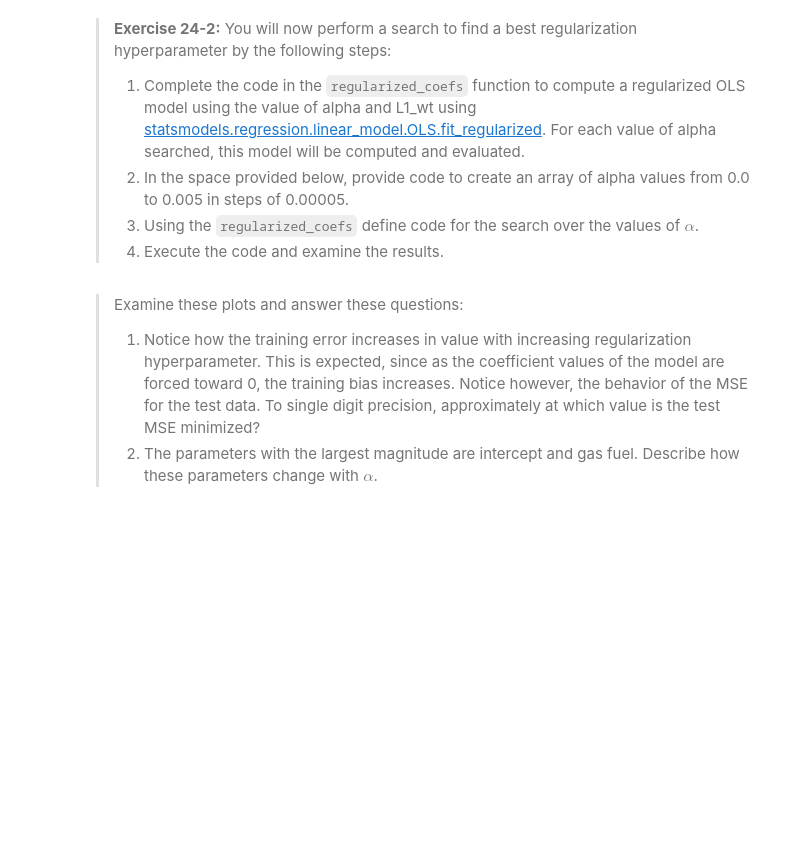
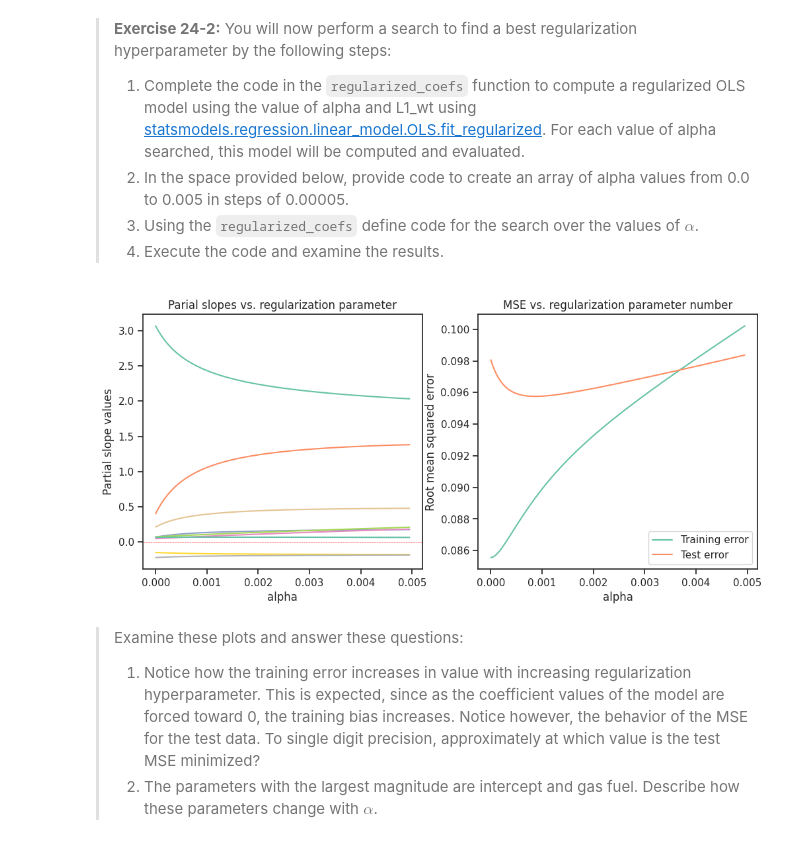
Before and after one commit to lscarval/CSCI-E-83-Fundamentals, a Jupyter notebook: Notebooks/24_Chapter24_Regularization.ipynb, the cells around one changed output. Drawn from its saved outputs; the diff is of its cells as text; code cells hidden in the pictures; blank space fills up the shorter version.

```diff
--- a/Notebooks/24_Chapter24_Regularization.ipynb
+++ b/Notebooks/24_Chapter24_Regularization.ipynb
@@ -578,53 +599,65 @@ An alternative is to randomly sample the space of hyperparameter values. This la
 > 4. Execute the code and examine the results.
 # %%
 def regularized_coefs(df_train, df_test, alphas, L1_wt=0.0, n_coefs=8,
-                      formula = formula, label='city_mpg'):
-    '''Function that computes a linear model for each value of the regualarization
+                      formula=formula, label='city_mpg'):
+    '''Function that computes a linear model for each value of the regularization
     parameter alpha and returns an array of the coefficient values. The L1_wt
-    determines the trade-off between L1 and L2 regualarization'''
-    coefs = np.zeros((len(alphas),n_coefs + 1))
+    determines the trade-off between L1 and L2 regularization'''
+    coefs = np.zeros((len(alphas), n_coefs + 1))  # Initialize coefficient array
     MSE_train = []
     MSE_test = []
-    for i,alpha in enumerate(alphas):
+
+    for i, alpha in enumerate(alphas):
         ## First compute the training MSE
-        #### Complete the line of code below
 
+        # 1. Complete the regularized_coefs function with fit_regularized
+        y_train, X_train = patsy.dmatrices(formula, data=df_train)
+        y_test, X_test = patsy.dmatrices(formula, data=df_test)
+        temp_mod = sm.OLS(y_train, X_train).fit_regularized(alpha=alpha, L1_wt=L1_wt)
 
         ## Save the coefficient values
-        coefs[i,:] = temp_mod.params
+        coefs[i, :] = temp_mod.params
         ## Compute and save the training RMSE
-        MSE_train.append(sqrt(np.mean(np.square(df_train[label] - temp_mod.predict(df_train)))))
+        MSE_train.append(sqrt(np.mean(np.square(df_train[label] - temp_mod.predict(X_train)))))
         ## Then compute the test RMSE
-        MSE_test.append(sqrt(np.mean(np.square(df_test[label] - temp_mod.predict(df_test)))))
+        MSE_test.append(sqrt(np.mean(np.square(df_test[label] - temp_mod.predict(X_test)))))
 
     return coefs, MSE_train, MSE_test
 
 
 def plot_coefs(coefs, alphas, MSE_train, MSE_test, ylim=None, \
                title='MSE vs. regularization parameter number',\
                ylab='Root mean squared error', location='lower right'):
     fig, ax = plt.subplots(1,2, figsize=(12, 5)) # define axis
     for i in range(coefs.shape[1]): # Iterate over coefficients
         ax[0].plot(alphas, coefs[:,i])
     ax[0].axhline(0.0, color='red', linestyle='--', linewidth=0.5)
     ax[0].set_ylabel('Partial slope values')
     ax[0].set_xlabel('alpha')
     ax[0].set_title('Parial slopes vs. regularization parameter')
     if ylim is not None: ax[0].set_ylim(ylim)
 
     ax[1].plot(alphas, MSE_train, label='Training error')
     ax[1].plot(alphas, MSE_test, label='Test error')
     ax[1].set_ylabel(ylab)
     ax[1].set_xlabel('alpha')
     ax[1].set_title(title)
     plt.legend(loc=location)
     plt.show()
 
+
 np.random.seed(12856)
-### You code goes here
 
+# 2. Create an array of alpha values from 0.0 to 0.005 in steps of 0.00005
+alphas = np.arange(0.0, 0.005, 0.00005)
 
+# 3. Using the regularized_coefs function to perform the search
+Betas, MSE_train, MSE_test = regularized_coefs(auto_data_train, auto_data_test, alphas)
+
+# 4. Plot to examine the results
 plot_coefs(Betas, alphas, MSE_train, MSE_test)
+# %% [output]
+[figure, added]
 # %% [markdown]
 > Examine these plots and answer these questions:
 > 1. Notice how the training error increases in value with increasing regularization hyperparameter. This is expected, since as the coefficient values of the model are forced toward 0, the training bias increases. Notice however, the behavior of the MSE for the test data. To single digit precision, approximately at which value is the test MSE minimized?
```
Also changed, not shown: parts of 8 cells of this notebook.
